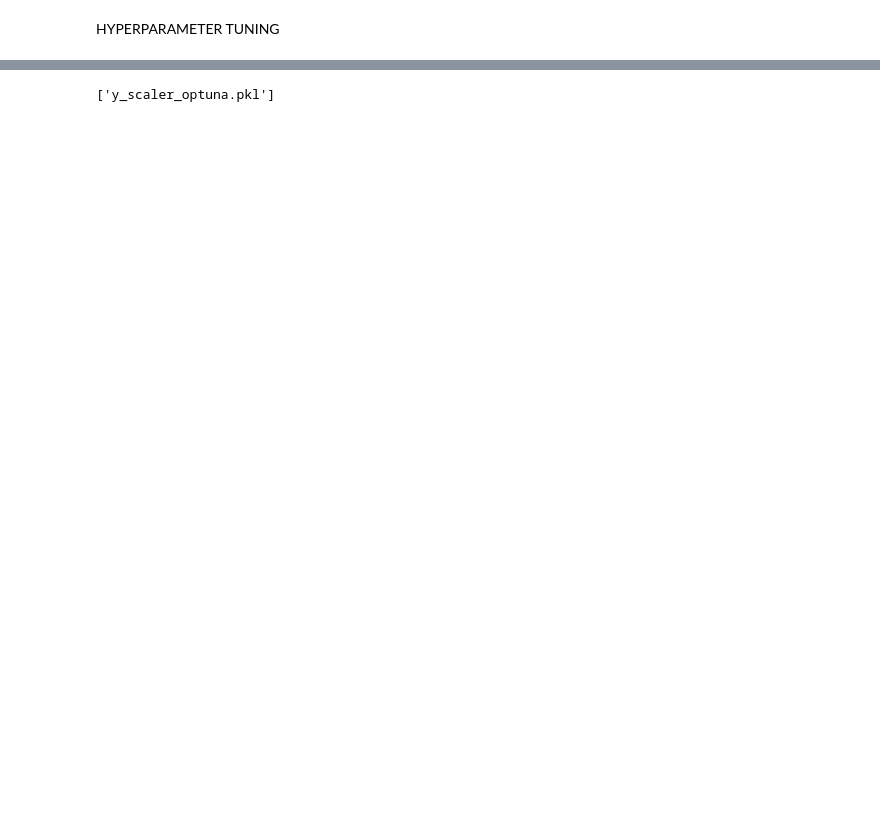
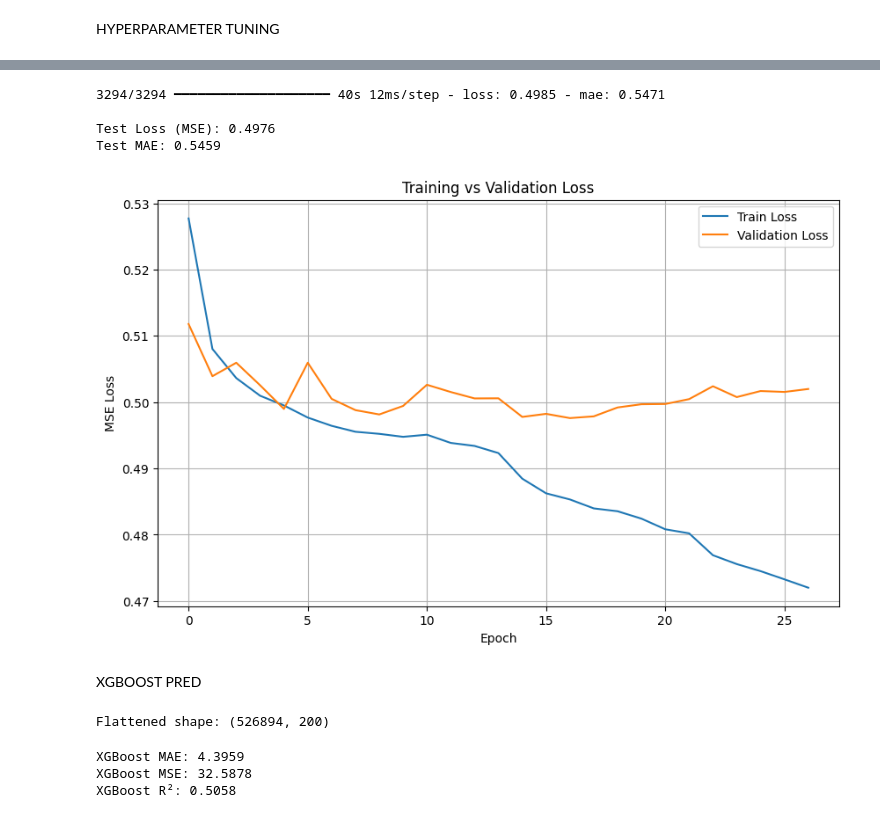
Before and after one commit to ErnestaA94/AI_FINAL_PROJECT, a Jupyter notebook: notebooks/NN_models.ipynb, the cells around one changed output, grey strips where cells are left out. Drawn from its saved outputs; the diff is of its cells as text; code cells hidden in the pictures; blank space fills up the shorter version.

Commit message:
first edition, working localhost with optuna model

```diff
--- a/notebooks/NN_models.ipynb
+++ b/notebooks/NN_models.ipynb
@@ -945,5 +945,31 @@ model.save("best_optuna_model.keras")
-# %%
-joblib.dump(X_scaler, "X_scaler_optuna.pkl")
-joblib.dump(y_scaler, "y_scaler_optuna.pkl")
-# %% [output]
-['y_scaler_optuna.pkl']
+# %%
+test_loss, test_mae = model.evaluate(X_test, y_test, verbose=1)
+print(f"\nTest Loss (MSE): {test_loss:.4f}")
+print(f"Test MAE: {test_mae:.4f}")
+# %% [output]
+3294/3294 ━━━━━━━━━━━━━━━━━━━━ 40s 12ms/step - loss: 0.4985 - mae: 0.5471
+
+Test Loss (MSE): 0.4976
+Test MAE: 0.5459
+# %%
+plt.figure(figsize=(10, 6))
+plt.plot(history.history['loss'], label='Train Loss')
+plt.plot(history.history['val_loss'], label='Validation Loss')
+plt.xlabel('Epoch')
+plt.ylabel('MSE Loss')
+plt.title('Training vs Validation Loss')
+plt.legend()
+plt.grid(True)
+plt.show()
+# %% [output]
+[figure, added]
+# %% [markdown]
+XGBOOST PRED
+# %%
+X = np.load("X_data.npy")
+y = np.load("y_data.npy")
+
+X_flat = X.reshape(X.shape[0], -1)
+print("Flattened shape:", X_flat.shape)
+# %% [output]
+Flattened shape: (526894, 200)
@@ -949,0 +982,26 @@ joblib.dump(y_scaler, "y_scaler_optuna.pkl")
+# %%
+from xgboost import XGBRegressor
+
+xgb_model = XGBRegressor(
+    n_estimators=200,
+    learning_rate=0.05,
+    max_depth=6,
+    subsample=0.8,
+    colsample_bytree=0.8,
+    random_state=42
+)
+
+xgb_model.fit(X_train, y_train)
+
+y_pred = xgb_model.predict(X_test)
+mae = mean_absolute_error(y_test, y_pred)
+mse = mean_squared_error(y_test, y_pred)
+r2 = r2_score(y_test, y_pred)
+
+print(f"XGBoost MAE: {mae:.4f}")
+print(f"XGBoost MSE: {mse:.4f}")
+print(f"XGBoost R²: {r2:.4f}")
+# %% [output]
+XGBoost MAE: 4.3959
+XGBoost MSE: 32.5878
+XGBoost R²: 0.5058
```
Also changed, not shown: parts of 23 cells of this notebook, 9 other files.
